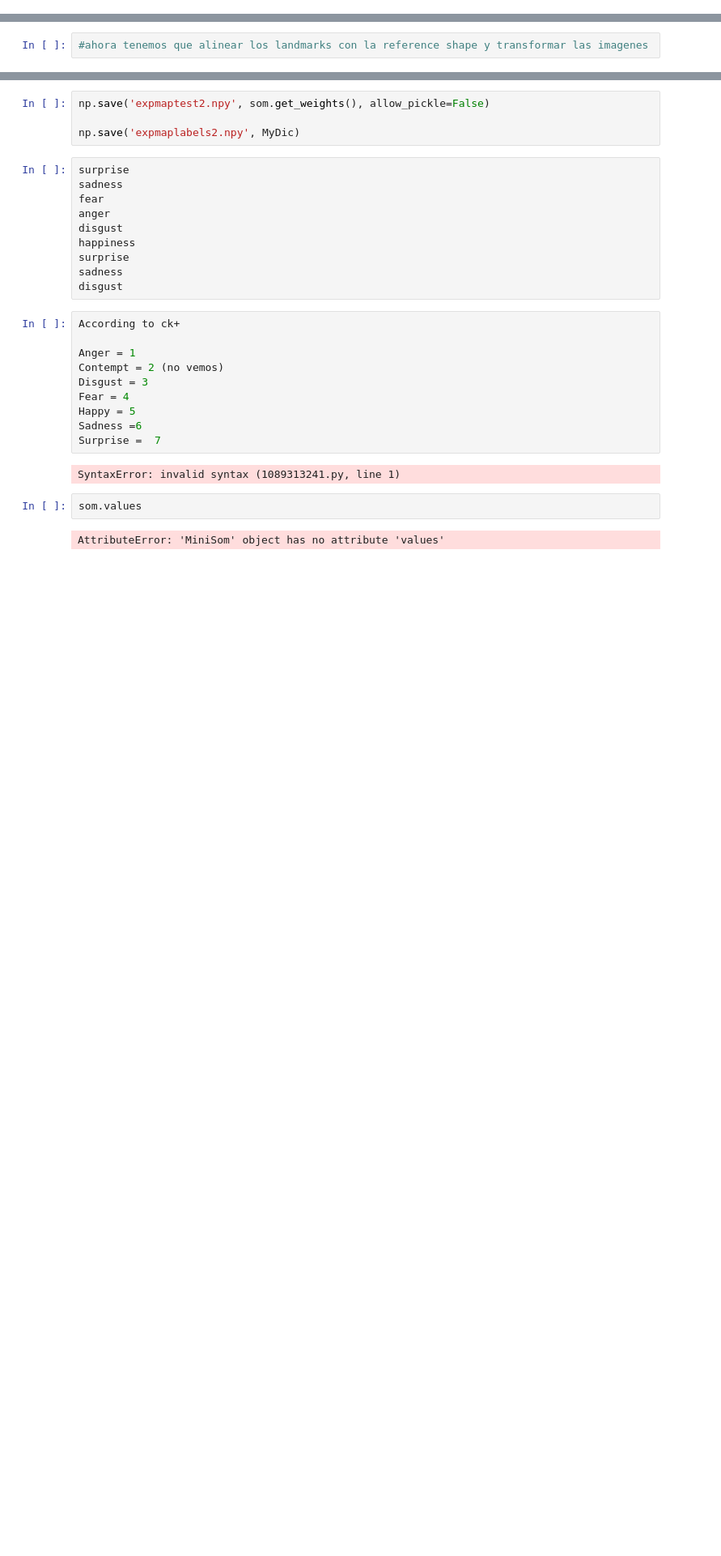
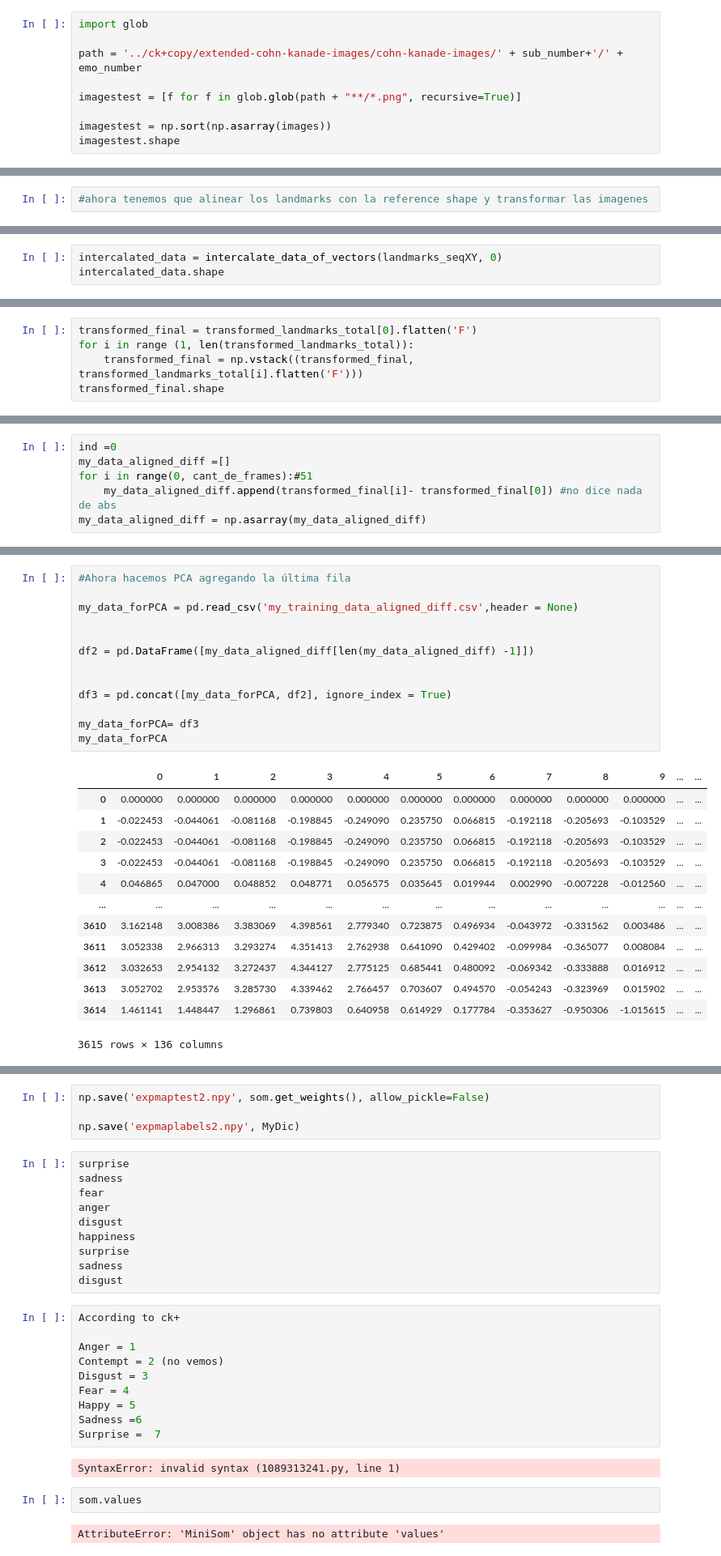
Before and after one commit to aliciaamaliaalvarezmon/SynthesisEmotions, a Jupyter notebook: Notebook/Expression Map-Copy2.ipynb, the cells around one changed output, grey strips where cells are left out. Shown at 81% size. Drawn from its saved outputs; the diff is of its cells as text; blank space fills up the shorter version.

Commit message:
probando con imagenes test

```diff
--- a/Notebook/Expression Map-Copy2.ipynb
+++ b/Notebook/Expression Map-Copy2.ipynb
@@ -447,0 +485,9 @@ for key in test_images_labels:
+# %%
+import glob
+
+path = '../ck+copy/extended-cohn-kanade-images/cohn-kanade-images/' + sub_number+'/' + emo_number
+
+imagestest = [f for f in glob.glob(path + "**/*.png", recursive=True)]
+
+imagestest = np.sort(np.asarray(images))
+imagestest.shape
@@ -470,0 +498,3 @@ def opa(a, b):# a, b matrices de puntos [[],[],[]] a and b need to have same dim
+# %%
+intercalated_data = intercalate_data_of_vectors(landmarks_seqXY, 0)
+intercalated_data.shape
@@ -499,0 +528,5 @@ som.get_weights().shape # las weights finales son los patterns
+# %%
+transformed_final = transformed_landmarks_total[0].flatten('F')
+for i in range (1, len(transformed_landmarks_total)):
+    transformed_final = np.vstack((transformed_final, transformed_landmarks_total[i].flatten('F')))
+transformed_final.shape
@@ -499,0 +535,6 @@ som.get_weights().shape # las weights finales son los patterns
+# %%
+ind =0
+my_data_aligned_diff =[]
+for i in range(0, cant_de_frames):#51
+    my_data_aligned_diff.append(transformed_final[i]- transformed_final[0]) #no dice nada de abs
+my_data_aligned_diff = np.asarray(my_data_aligned_diff)
@@ -499,0 +545,27 @@ som.get_weights().shape # las weights finales son los patterns
+# %%
+#Ahora hacemos PCA agregando la última fila
+
+my_data_forPCA = pd.read_csv('my_training_data_aligned_diff.csv',header = None)
+
+
+df2 = pd.DataFrame([my_data_aligned_diff[len(my_data_aligned_diff) -1]])
+
+
+df3 = pd.concat([my_data_forPCA, df2], ignore_index = True)
+
+my_data_forPCA= df3
+my_data_forPCA
+# %% [output]
+|  | 0 | 1 | 2 | 3 | 4 | 5 | 6 | 7 | 8 | 9 | ... | ... |
+| 0 | 0.000000 | 0.000000 | 0.000000 | 0.000000 | 0.000000 | 0.000000 | 0.000000 | 0.000000 | 0.000000 | 0.000000 | ... | ... |
+| 1 | -0.022453 | -0.044061 | -0.081168 | -0.198845 | -0.249090 | 0.235750 | 0.066815 | -0.192118 | -0.205693 | -0.103529 | ... | ... |
+| 2 | -0.022453 | -0.044061 | -0.081168 | -0.198845 | -0.249090 | 0.235750 | 0.066815 | -0.192118 | -0.205693 | -0.103529 | ... | ... |
+| 3 | -0.022453 | -0.044061 | -0.081168 | -0.198845 | -0.249090 | 0.235750 | 0.066815 | -0.192118 | -0.205693 | -0.103529 | ... | ... |
+| 4 | 0.046865 | 0.047000 | 0.048852 | 0.048771 | 0.056575 | 0.035645 | 0.019944 | 0.002990 | -0.007228 | -0.012560 | ... | ... |
+| ... | ... | ... | ... | ... | ... | ... | ... | ... | ... | ... | ... | ... |
+| 3610 | 3.162148 | 3.008386 | 3.383069 | 4.398561 | 2.779340 | 0.723875 | 0.496934 | -0.043972 | -0.331562 | 0.003486 | ... | ... |
+| 3611 | 3.052338 | 2.966313 | 3.293274 | 4.351413 | 2.762938 | 0.641090 | 0.429402 | -0.099984 | -0.365077 | 0.008084 | ... | ... |
+| 3612 | 3.032653 | 2.954132 | 3.272437 | 4.344127 | 2.775125 | 0.685441 | 0.480092 | -0.069342 | -0.333888 | 0.016912 | ... | ... |
+| 3613 | 3.052702 | 2.953576 | 3.285730 | 4.339462 | 2.766457 | 0.703607 | 0.494570 | -0.054243 | -0.323969 | 0.015902 | ... | ... |
+| 3614 | 1.461141 | 1.448447 | 1.296861 | 0.739803 | 0.640958 | 0.614929 | 0.177784 | -0.353627 | -0.950306 | -1.015615 | ... | ... |
+3615 rows × 136 columns
```
Also changed, not shown: parts of 51 cells of this notebook, 10 other files.
